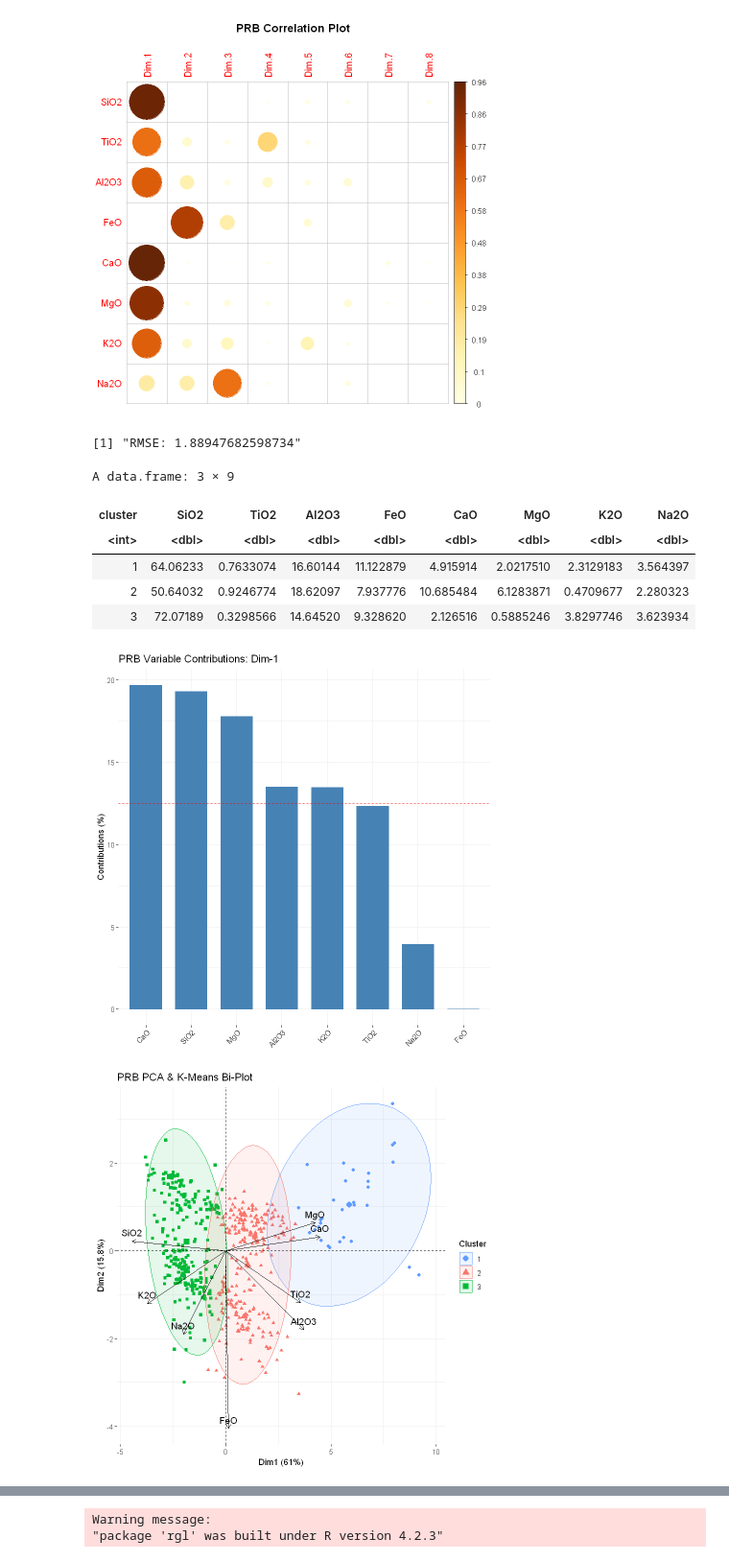
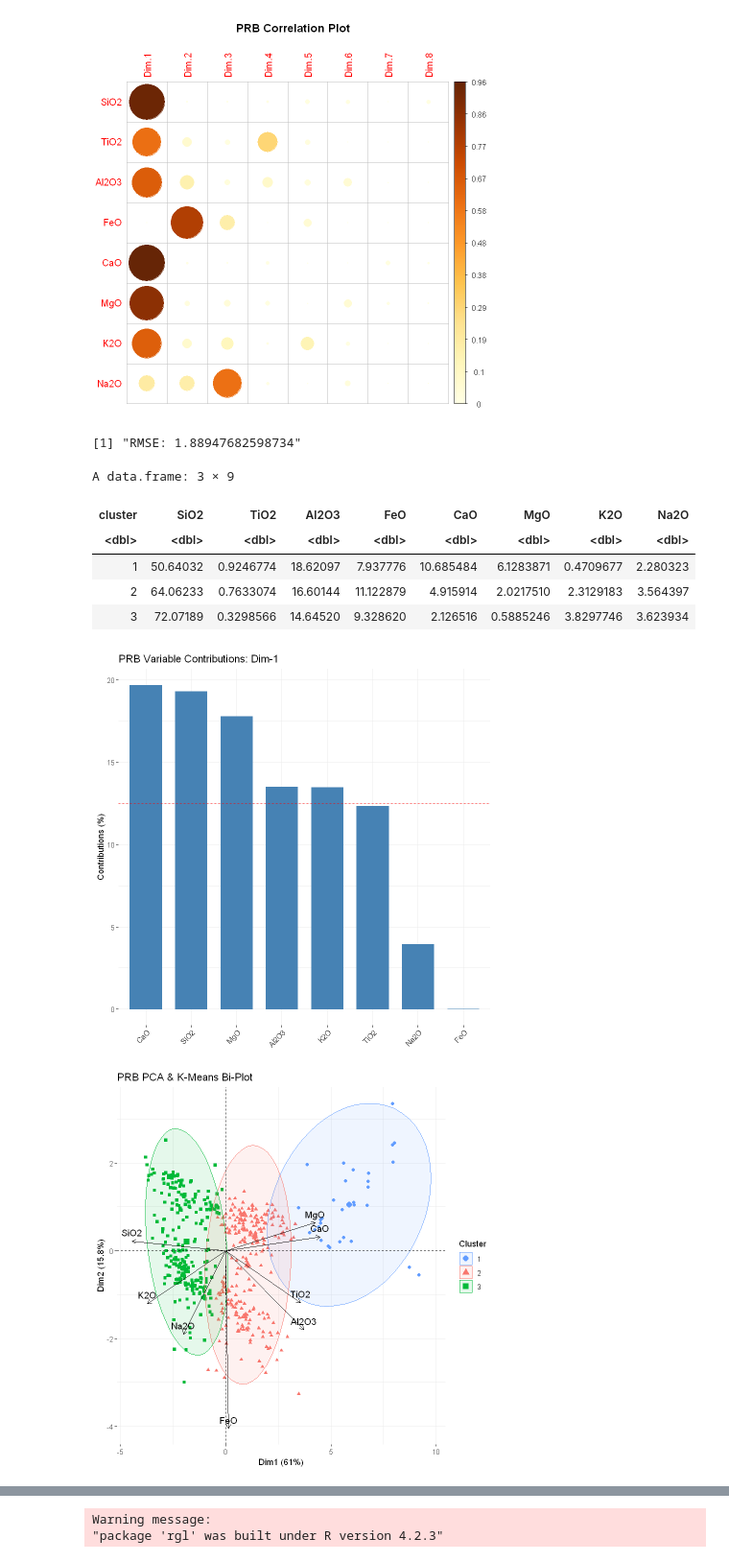
Before and after one commit to miromanestar/LomaGeology, a Jupyter notebook: notebooks/r_pca_prb.ipynb, the cells around one changed output, grey strips where cells are left out. Shown at 96% size. Cells and saved outputs as stored; diff of their text form; code cells hidden in the pictures.

```diff
--- a/notebooks/r_pca_prb.ipynb
+++ b/notebooks/r_pca_prb.ipynb
@@ -90,37 +90,37 @@ km_ind.grp <- as.factor(relabel[km_ind$cluster])
 
 rmse_ind <- sqrt(sum(km_ind$withinss) / nrow(ind$coord))
 sprintf('RMSE: %s', rmse_ind)
 
 clusters <- data.frame(cluster = km_ind$cluster, data)
-averages <- aggregate(clusters[,-1], list(cluster = km_ind$cluster), mean)
+averages <- aggregate(clusters[,-1], list(cluster = relabel[km_ind$cluster]), mean)
 averages
 
 for (i in 1:dim) {
 
   print(fviz_contrib(pca, choice = "var", axis = i) + ggtitle(sprintf('PRB Variable Contributions: Dim-%s', i)))
 
   for (k in 1:dim) {
     if (k <= i) next
 
     print(fviz_pca(pca,
       col.ind = km_ind.grp,
       col.var = 'black',
       geom.ind = "point",
       addEllipses = TRUE,
       legend.title = "Cluster",
       axes = c(i, k),
       palette = c('#619cff', '#f8766d', '#00ba38'),
       title = 'PRB PCA & K-Means Bi-Plot'
     ))
   }
 }
 # %% [output]
 [1] "RMSE: 1.88947682598734"
 A data.frame: 3 × 9
 | cluster | SiO2 | TiO2 | Al2O3 | FeO | CaO | MgO | K2O | Na2O |
-| <int> | <dbl> | <dbl> | <dbl> | <dbl> | <dbl> | <dbl> | <dbl> | <dbl> |
-| 1 | 64.06233 | 0.7633074 | 16.60144 | 11.122879 | 4.915914 | 2.0217510 | 2.3129183 | 3.564397 |
-| 2 | 50.64032 | 0.9246774 | 18.62097 | 7.937776 | 10.685484 | 6.1283871 | 0.4709677 | 2.280323 |
+| <dbl> | <dbl> | <dbl> | <dbl> | <dbl> | <dbl> | <dbl> | <dbl> | <dbl> |
+| 1 | 50.64032 | 0.9246774 | 18.62097 | 7.937776 | 10.685484 | 6.1283871 | 0.4709677 | 2.280323 |
+| 2 | 64.06233 | 0.7633074 | 16.60144 | 11.122879 | 4.915914 | 2.0217510 | 2.3129183 | 3.564397 |
 | 3 | 72.07189 | 0.3298566 | 14.64520 | 9.328620 | 2.126516 | 0.5885246 | 3.8297746 | 3.623934 |
 [figure]
 [figure]
```
Also changed, not shown: 1 other file.
